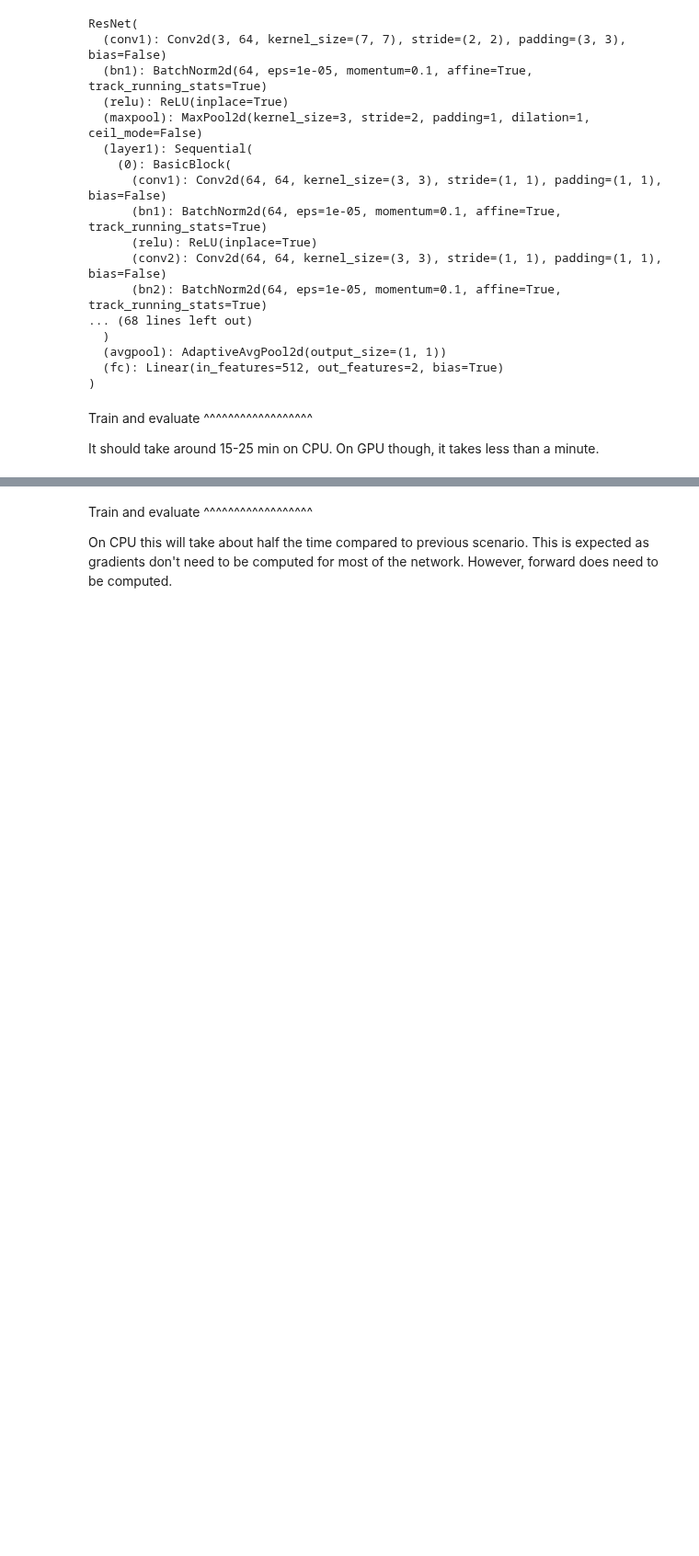
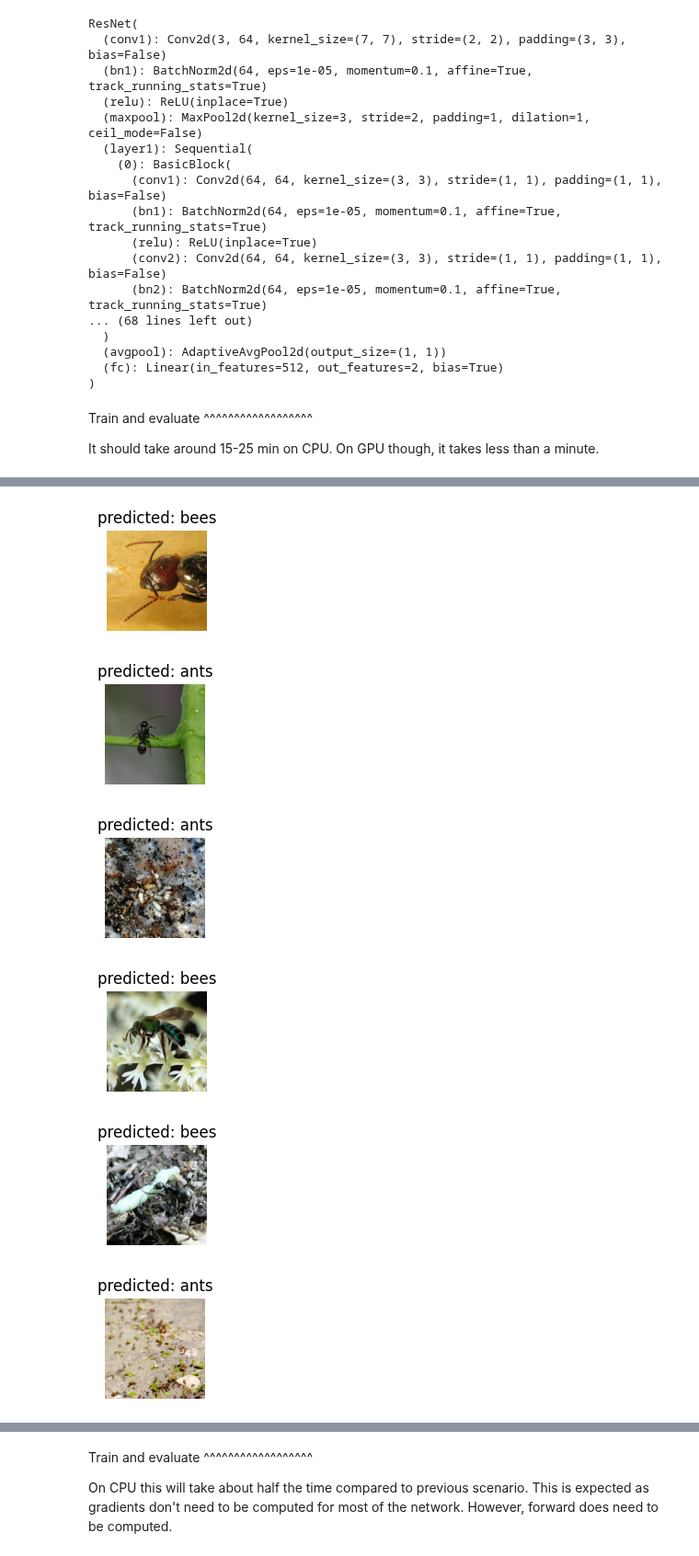
Before and after one commit to FIUBA-Posgrado-Inteligencia-Artificial/aprendizaje_profundo, a Jupyter notebook: clase_8/jupyter_notebooks/transfer_learning_tutorial.ipynb, the cells around one changed output, grey strips where cells are left out. Shown at 92% size. Saved outputs shown, nothing was run; the diff lists cells and outputs as text; code cells hidden in the pictures; blank space fills up the shorter version.

```diff
--- a/clase_8/jupyter_notebooks/transfer_learning_tutorial.ipynb
+++ b/clase_8/jupyter_notebooks/transfer_learning_tutorial.ipynb
@@ -368,6 +372,7 @@ You can read more about this in the documentation
 ![](https://drive.google.com/uc?export=view&id=1NeTWnzxmyQbZKnhfMiArtKx_kYwYBq-X)
 # %%
 model_conv = torchvision.models.resnet18(pretrained=True)
+
 for param in model_conv.parameters():
     param.requires_grad = False
 
@@ -381,7 +386,10 @@ criterion = nn.CrossEntropyLoss()
 
 # Observe that only parameters of final layer are being optimized as
 # opposed to before.
-optimizer_conv = optim.SGD(model_conv.fc.parameters(), lr=0.001, momentum=0.9)
-
+#optimizer_conv = optim.SGD(model_conv.fc.parameters(), lr=0.001, momentum=0.9)
+optimizer_conv = optim.SGD(model_conv.parameters(), lr=0.001, momentum=0.9)
 # Decay LR by a factor of 0.1 every 7 epochs
 exp_lr_scheduler = lr_scheduler.StepLR(optimizer_conv, step_size=7, gamma=0.1)
+# %%
+model_conv = train_model(model_conv, criterion, optimizer_conv,
+                         exp_lr_scheduler, num_epochs=7)
@@ -387,0 +414,12 @@ exp_lr_scheduler = lr_scheduler.StepLR(optimizer_conv, step_size=7, gamma=0.1)
+# %%
+visualize_model(model_conv)
+
+plt.ioff()
+plt.show()
+# %% [output]
+[figure, added]
+[figure, added]
+[figure, added]
+[figure, added]
+[figure, added]
+[figure, added]
```
Also changed, not shown: parts of 15 cells of this notebook, 4 other files.
